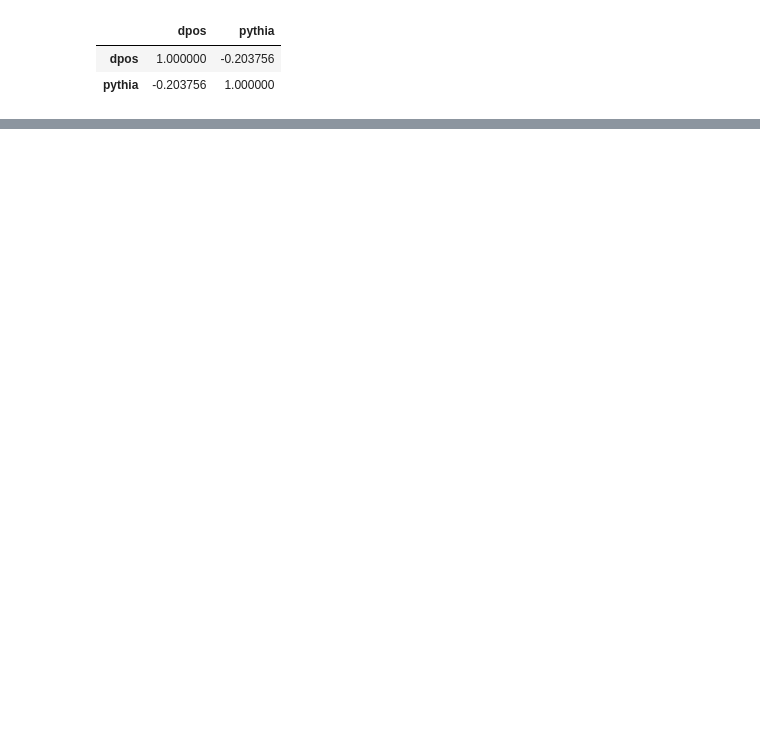
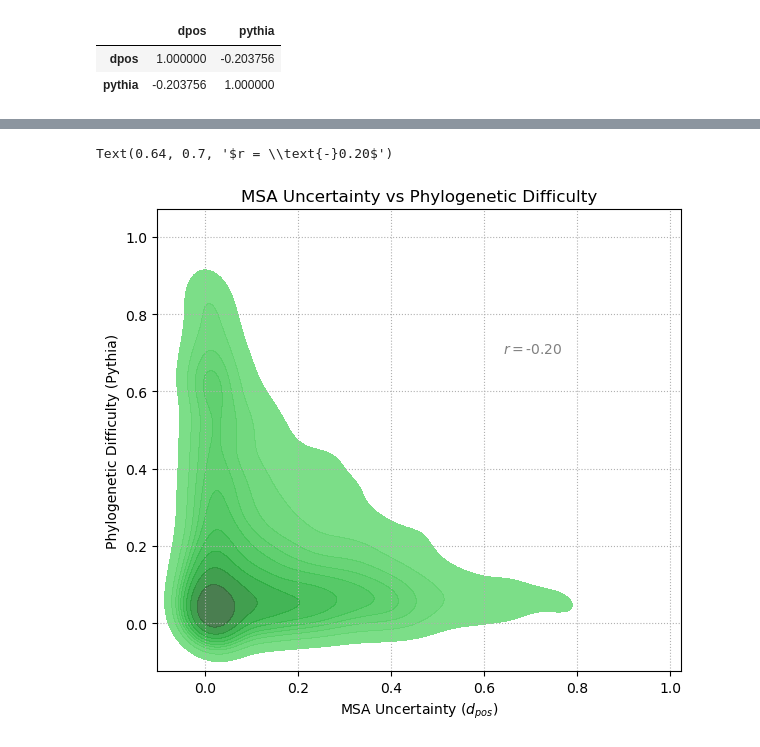
Before and after one commit to MaBody/aldiscore, a Jupyter notebook: notebooks/misc/kde_plot.ipynb, the cells around one changed output, grey strips where cells are left out. Saved outputs shown, nothing was run; the diff lists cells and outputs as text; code cells hidden in the pictures; blank space fills up the shorter version.

```diff
--- a/notebooks/misc/kde_plot.ipynb
+++ b/notebooks/misc/kde_plot.ipynb
@@ -86,0 +112,49 @@ Text(0.64, 0.7, '$r = \\text{-}0.20$')
+# %%
+import matplotlib.pyplot as plt
+import seaborn as sn
+
+_STYLE = "darkgrid"
+_RC = {"axes.facecolor": ".93", "axes.spines.right": False, "axes.spines.top": False}
+# sn.reset_defaults()
+# Pythia vs MSA Difficulty
+fig = plt.figure(figsize=(6.75, 6))
+fig.tight_layout()
+
+
+
+ax = sn.kdeplot(
+    data=plot_df, x="dpos", y="pythia", fill=True, alpha = 0.9, color="#228833")
+
+# ax = sn.scatterplot(
+#     plot_df,
+#     x="dpos",
+#     y="pythia",
+#     alpha=0.4,
+#     marker=".",
+#     # s=50,
+#     # size="num_seqs",
+#     linewidth=0,
+#     zorder=2,
+#     # hue=plot_df[["max.seq_length", "num_seqs"]].prod(axis=1),
+#     # palette="rocket",
+#     # sizes=(50, 500),
+#     # hue="is_dna",
+#     color="mediumslateblue",
+# )
+
+ax.grid(linestyle=":")
+# ax.spines["top"].set_visible(False)
+# ax.spines["right"].set_visible(False)
+# ax.spines["left"].set_visible(False)
+# ax.spines["bottom"].set_visible(False)
+# ax.plot([0, 1], [1, 0], linestyle="-", color="grey", alpha=0.5, linewidth=0.5)
+
+ax.set_xlabel(r"MSA Uncertainty ($d_{pos}$)")
+ax.set_ylabel("Phylogenetic Difficulty (Pythia)")
+ax.set_title("MSA Uncertainty vs Phylogenetic Difficulty")
+
+ax.text(0.64, 0.7, r"$r = \text{-}0.20$", {"color": "grey"})
+# fig.savefig(ROOT.parent / "figures" / "dpos_vs_pythia.svg", bbox_inches="tight")
+# %% [output]
+Text(0.64, 0.7, '$r = \\text{-}0.20$')
+[figure, added]
```
Also changed, not shown: parts of 12 cells of this notebook, 6 other files.
